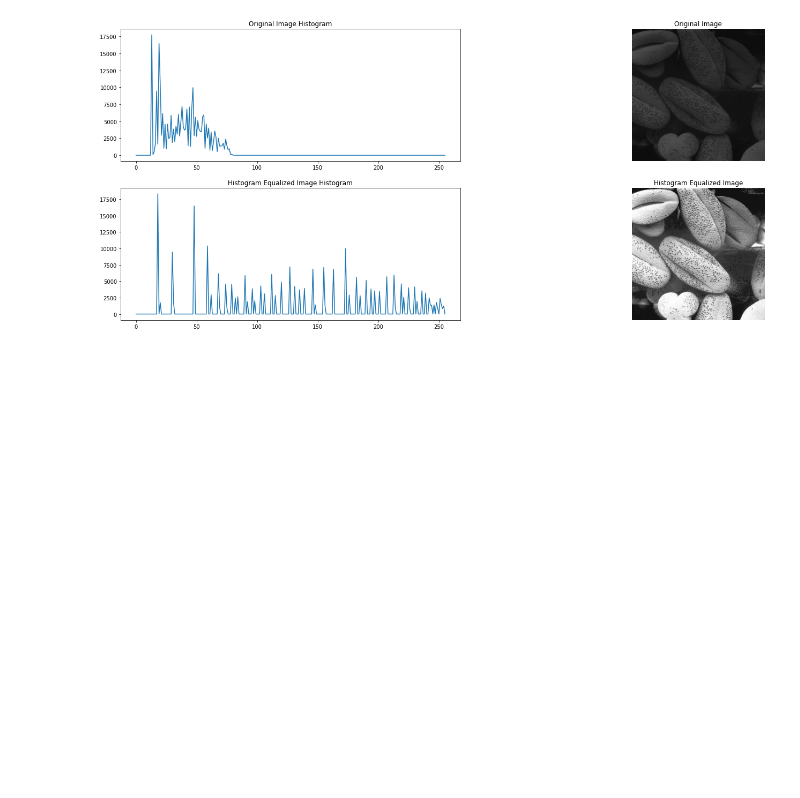
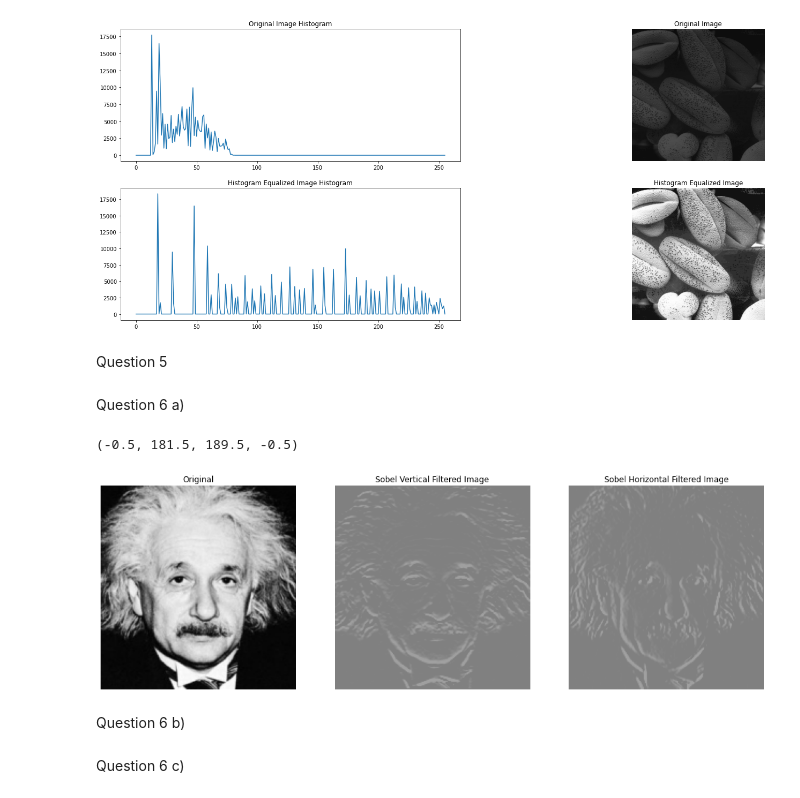
Before and after one commit to akilaabeyratne/EN2550-Assignment-1, a Jupyter notebook: Assignment1.ipynb, the cells around one changed output. Saved outputs shown, nothing was run; the diff lists cells and outputs as text; code cells hidden in the pictures; blank space fills up the shorter version.

```diff
--- a/Assignment1.ipynb
+++ b/Assignment1.ipynb
@@ -182,3 +182,34 @@ ax1[1][1].set_title("Histogram Equalized Image")
 # %% [output]
 Text(0.5, 1.0, 'Histogram Equalized Image')
 [figure]
+# %% [markdown]
+Question 5
+# %% [markdown]
+Question 6 a)
+# %%
+ein = cv.imread(r'einstein.png', cv.IMREAD_REDUCED_GRAYSCALE_2)
+assert ein is not None
+
+box_kernal = 1./81*np.ones((9,9))
+ker_sv = np.array([(1,2,1),(0,0,0),(-1,-2,-1)], dtype = 'float')
+ker_sh = np.array([(-1,0,1),(-2,0,2),(-1,0,1)], dtype = 'float')
+im_avg_sv = cv.filter2D(ein,-1,ker_sv)
+im_avg_sh = cv.filter2D(ein,-1,ker_sh)
+
+fig,ax=plt.subplots(1,3,figsize=(18,6))
+ax[0].set_title('Original')
+ax[0].imshow(ein,cmap="gray")
+ax[0].axis('off')
+ax[1].set_title('Sobel Vertical Filtered Image')
+ax[1].imshow(im_avg_sv,cmap="gray",vmin=-1020,vmax=1020)
+ax[1].axis('off')
+ax[2].set_title('Sobel Horizontal Filtered Image')
+ax[2].imshow(im_avg_sh,cmap="gray",vmin=-1020,vmax=1020)
+ax[2].axis('off')
+# %% [output]
+(-0.5, 181.5, 189.5, -0.5)
+[figure, added]
+# %% [markdown]
+Question 6 b)
+# %% [markdown]
+Question 6 c)
```
